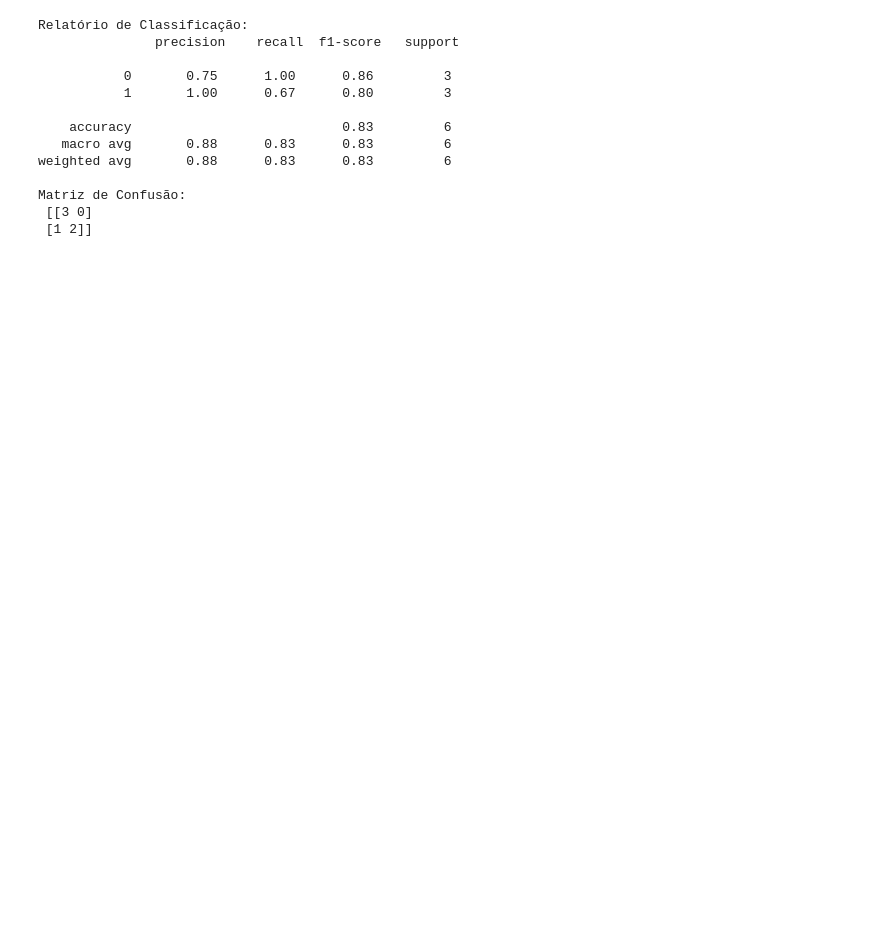
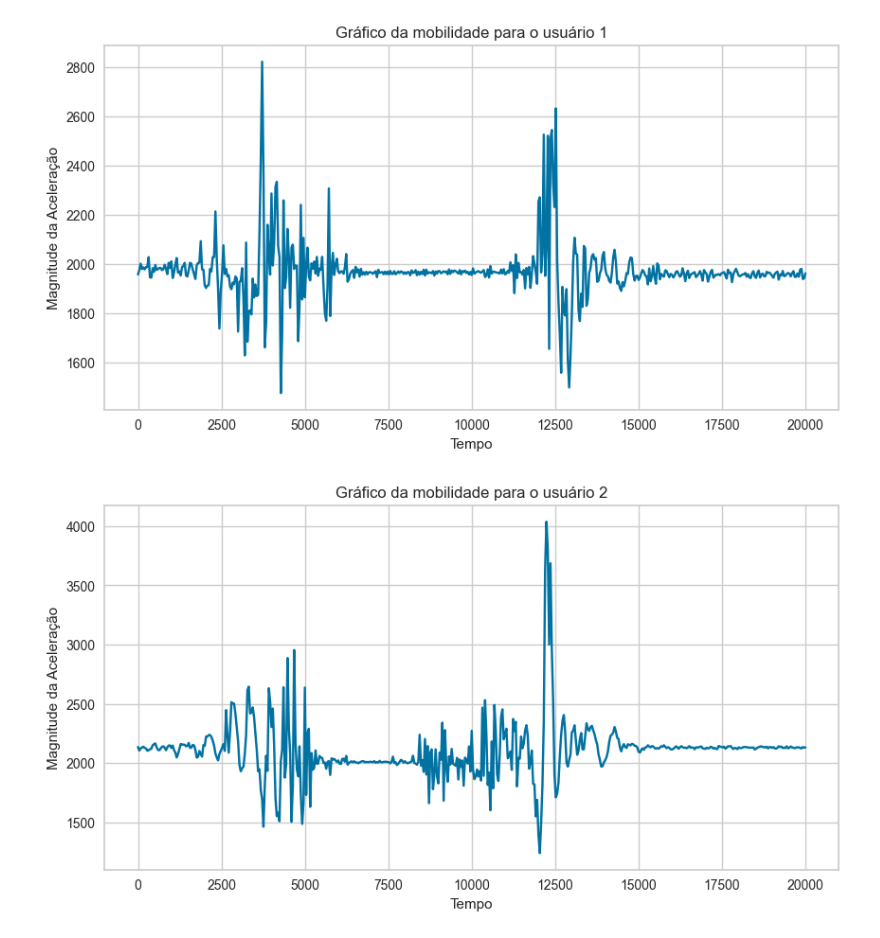
Before and after one commit to juliaborgess18/classificador-de-padroes-de-mobilidade, a Jupyter notebook: src/ml/D04.ipynb, the cells around one changed output. Cells and saved outputs as stored; diff of their text form; code cells hidden in the pictures; blank space fills up the shorter version.

```diff
--- a/src/ml/D04.ipynb
+++ b/src/ml/D04.ipynb
@@ -86,22 +101,0 @@ plt.show()
-# %%
-dataframe = dataframe.reset_index(drop=True)
-print(dataframe.index)
-
-def calcula_media_max_min(data,start_time,win_size=50):
-    avg=0
-    min_mag=1e9
-    max_mag=-1e9
-    diff_max_min=0
-    for i in range(start_time,start_time+win_size):
-        if(i>=len(data)):
-            break
-        mag=(data.loc[i,'MAGNITUDE_ACEL'])
-        avg+=mag
-        min_mag=min(min_mag,mag)
-        max_mag=max(max_mag,mag)
-        diff_max_min=max(diff_max_min,max_mag-min_mag)
-    return round(avg/win_size,2),min_mag,max_mag,diff_max_min
-
-for i in range(0,dataframe.index[-1],50):
-        if((i>=250 and i<500) or (i>=1050 and i<1500) or (i>=2000 and i<2300) or (i>=2700 and i<=3000)):
-                print(f'Janela de 50 amostras que começa no índice ({i}) do dataframe completo',calcula_media_max_min(dataframe,i,50))
@@ -218,31 +102,17 @@ print(dataframe_com_features)
-# %%
-X = dataframe_com_features[['Média', 'Mínimo', 'Máximo', 'Diferença Máx-Min']]
-y = dataframe_com_features['Label']
-
-X_train, X_test, y_train, y_test = train_test_split(X, y, test_size=0.3, random_state=42)
-
-scaler = StandardScaler()
-X_train_scaled = scaler.fit_transform(X_train)
-X_test_scaled = scaler.transform(X_test)
-
-model = SVC(kernel='linear', random_state=42)
-model.fit(X_train_scaled, y_train)
-
-y_pred = model.predict(X_test_scaled)
-
-print("Relatório de Classificação:\n", classification_report(y_test, y_pred))
-print("Matriz de Confusão:\n", confusion_matrix(y_test, y_pred))
-# %% [output]
-Relatório de Classificação:
-               precision    recall  f1-score   support
-
-           0       0.75      1.00      0.86         3
-           1       1.00      0.67      0.80         3
-
-    accuracy                           0.83         6
-   macro avg       0.88      0.83      0.83         6
-weighted avg       0.88      0.83      0.83         6
-
-Matriz de Confusão:
- [[3 0]
- [1 2]]
+# %%
+# Considerando que o DataFrame já está filtrado e formatado
+num_linhas = 501
+num_usuarios = len(dataframe) // num_linhas
+
+for i in range(num_usuarios):
+    bloco = dataframe.iloc[i * num_linhas:(i + 1) * num_linhas]
+
+    plt.figure(figsize=(10, 5))
+    plt.title(f"Gráfico da mobilidade para o usuário {i + 1}")
+    plt.plot(bloco['tempo'], bloco['MAGNITUDE_ACEL'])
+    plt.xlabel("Tempo")
+    plt.ylabel("Magnitude da Aceleração")
+    plt.show()
+# %% [output]
+[figure, added]
+[figure, added]
```
Also changed, not shown: parts of 13 cells of this notebook, 13 other files.
